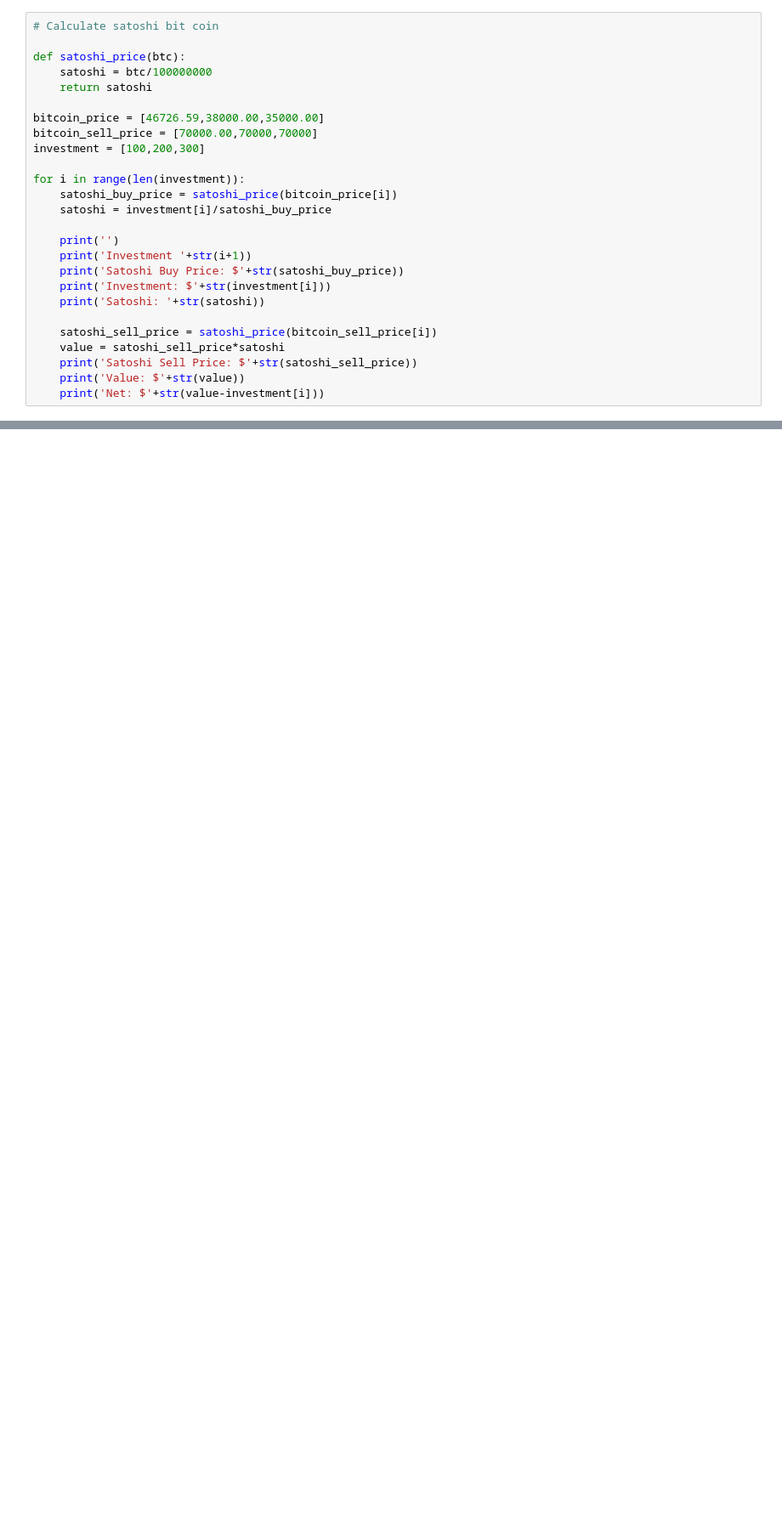
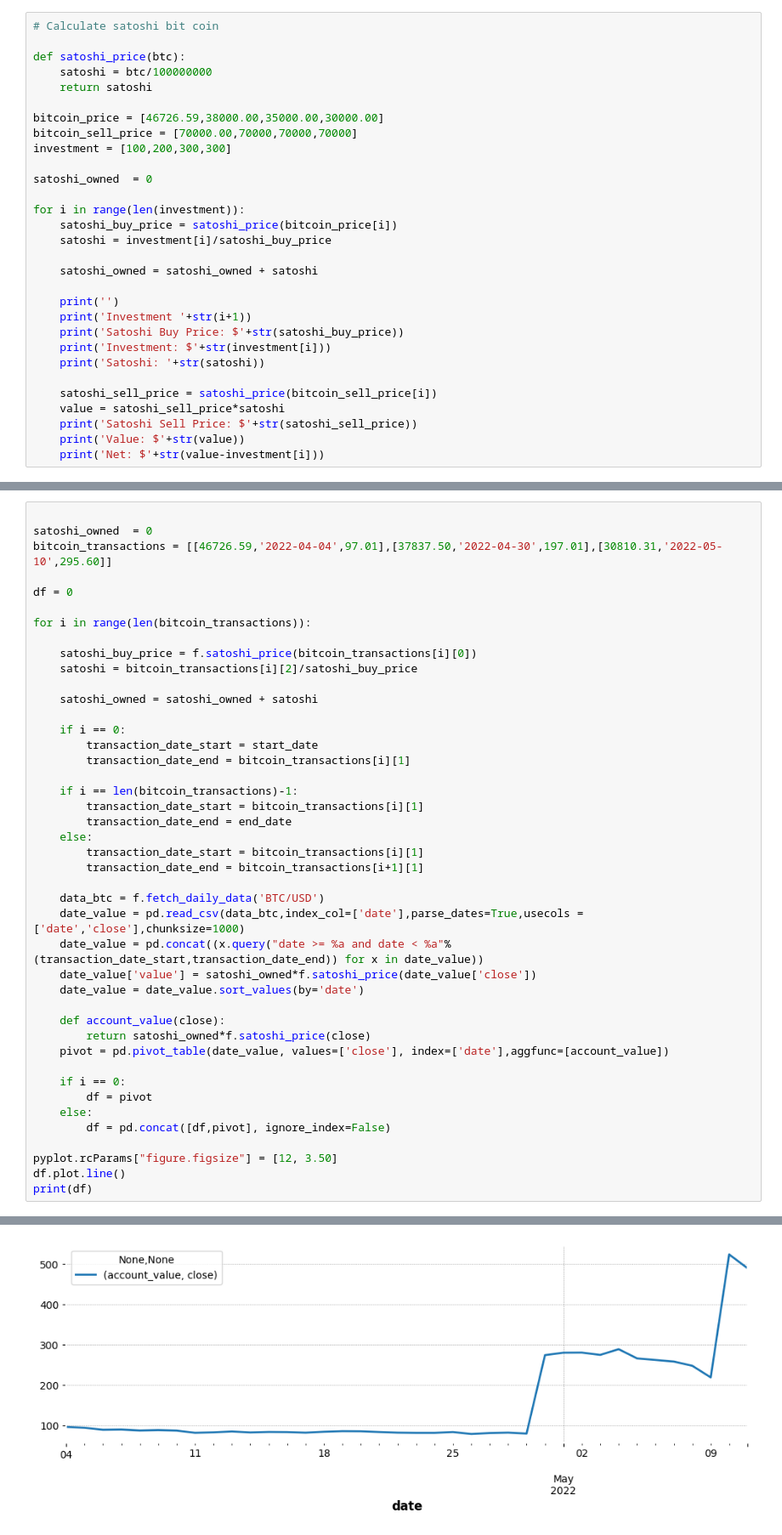
Before and after one commit to finnnilsen90/finance-blockchain_analysis, a Jupyter notebook: portfolio_analysis.ipynb, the cells around one changed output, grey strips where cells are left out. Shown at 85% size. Drawn from its saved outputs; the diff is of its cells as text; blank space fills up the shorter version.

```diff
--- a/portfolio_analysis.ipynb
+++ b/portfolio_analysis.ipynb
@@ -50,13 +51,17 @@ def satoshi_price(btc):
     satoshi = btc/100000000
     return satoshi
 
-bitcoin_price = [46726.59,38000.00,35000.00]
-bitcoin_sell_price = [70000.00,70000,70000]
-investment = [100,200,300]
+bitcoin_price = [46726.59,38000.00,35000.00,30000.00]
+bitcoin_sell_price = [70000.00,70000,70000,70000]
+investment = [100,200,300,300]
+
+satoshi_owned  = 0
 
 for i in range(len(investment)):
     satoshi_buy_price = satoshi_price(bitcoin_price[i])
     satoshi = investment[i]/satoshi_buy_price
+
+    satoshi_owned = satoshi_owned + satoshi
 
     print('')
     print('Investment '+str(i+1))
@@ -89,0 +95,44 @@ Net: $300.0
+# %%
+
+satoshi_owned  = 0
+bitcoin_transactions = [[46726.59,'2022-04-04',97.01],[37837.50,'2022-04-30',197.01],[30810.31,'2022-05-10',295.60]]
+
+df = 0
+
+for i in range(len(bitcoin_transactions)):
+
+    satoshi_buy_price = f.satoshi_price(bitcoin_transactions[i][0])
+    satoshi = bitcoin_transactions[i][2]/satoshi_buy_price
+
+    satoshi_owned = satoshi_owned + satoshi
+
+    if i == 0:
+        transaction_date_start = start_date
+        transaction_date_end = bitcoin_transactions[i][1]
+
+    if i == len(bitcoin_transactions)-1:
+        transaction_date_start = bitcoin_transactions[i][1]
+        transaction_date_end = end_date
+    else:
+        transaction_date_start = bitcoin_transactions[i][1]
+        transaction_date_end = bitcoin_transactions[i+1][1]
+
+    data_btc = f.fetch_daily_data('BTC/USD')
+    date_value = pd.read_csv(data_btc,index_col=['date'],parse_dates=True,usecols = ['date','close'],chunksize=1000)
+    date_value = pd.concat((x.query("date >= %a and date < %a"%(transaction_date_start,transaction_date_end)) for x in date_value))
+    date_value['value'] = satoshi_owned*f.satoshi_price(date_value['close'])
+    date_value = date_value.sort_values(by='date')
+
+    def account_value(close):
+        return satoshi_owned*f.satoshi_price(close)
+    pivot = pd.pivot_table(date_value, values=['close'], index=['date'],aggfunc=[account_value])
+
+    if i == 0:
+        df = pivot
+    else:
+        df = pd.concat([df,pivot], ignore_index=False)
+
+pyplot.rcParams["figure.figsize"] = [12, 3.50]
+df.plot.line()
+print(df)
+# %% [output]
@@ -90,3 +156,4 @@ Net: $300.0
+[figure, added]
 # %%
 # Calculate wei bit coin
 
```
Also changed, not shown: parts of 10 cells of this notebook.
